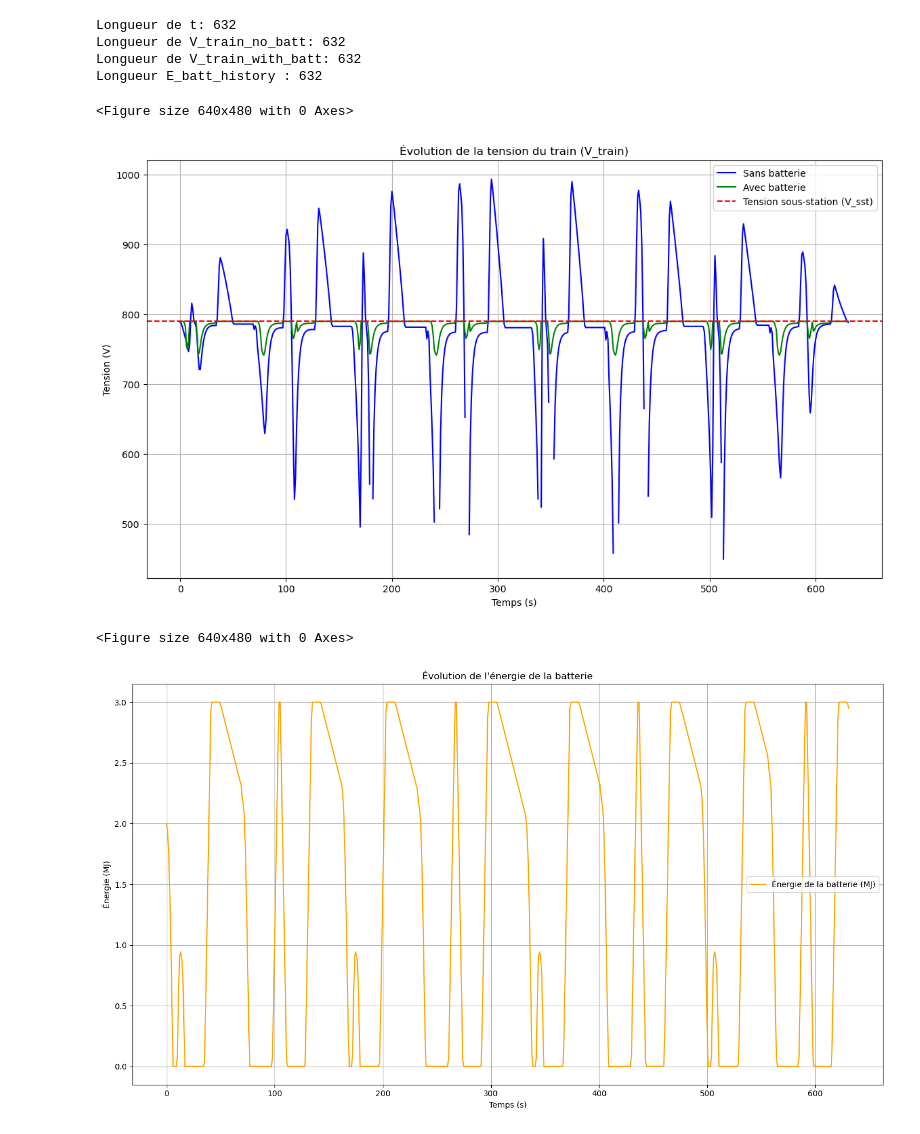
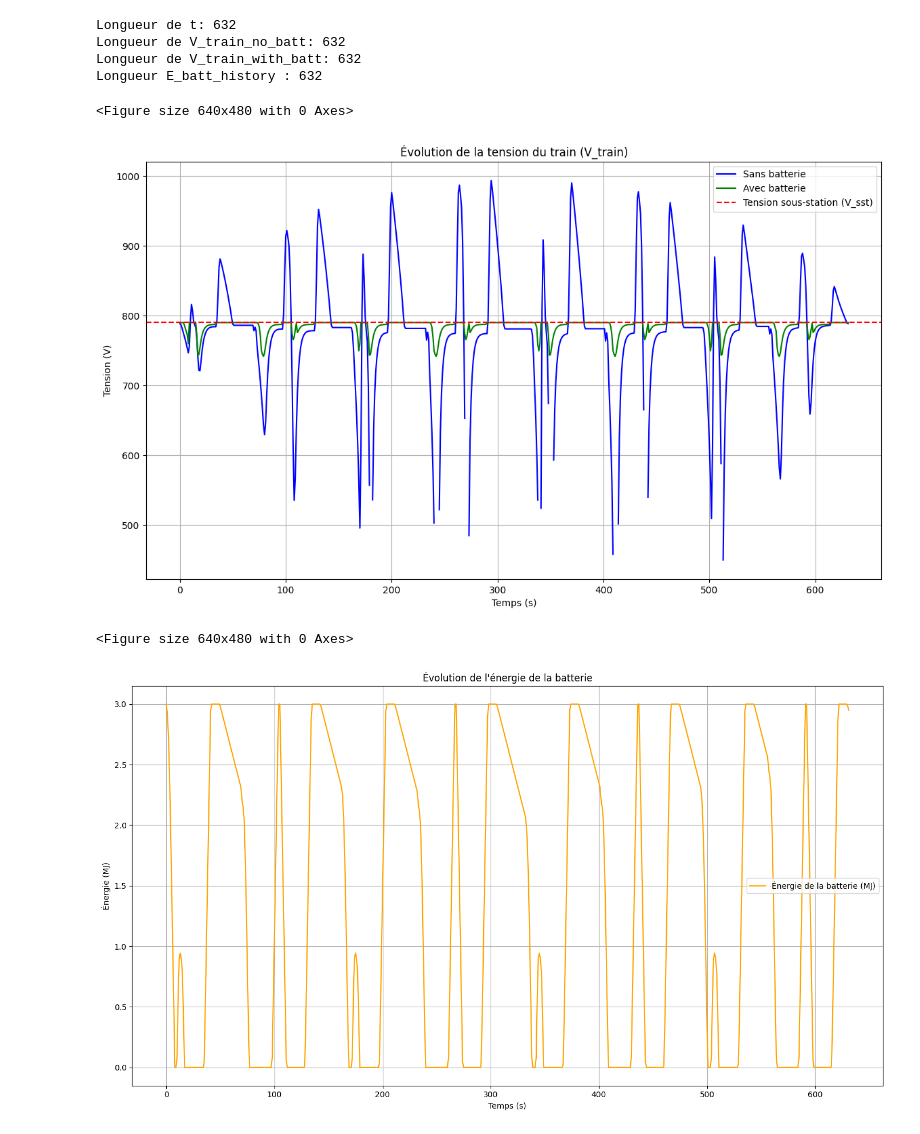
Before and after one commit to Yasserbhb/PROJET_OPT, a Jupyter notebook: Part1.ipynb, the cells around one changed output. Cells and saved outputs as stored; diff of their text form; code cells hidden in the pictures.

```diff
--- a/Part1.ipynb
+++ b/Part1.ipynb
@@ -852,7 +852,7 @@ E_batt_max = C_batt  # Énergie initiale de la batterie (joules)
 P_batt_max = 500e3  # Puissance maximale de charge/décharge (W) que la batterie puisse fournir
 P_batt = []
 V_train_with_batt = []
-E_batt_history = [E_batt]
+E_batt_history = [E_batt_max]
 P_LAC = []  # Initialisation de P_LAC comme une liste vide
 P_rheostat = []  # Initialisation de P_rheostat comme une liste vide
 
@@ -915,33 +915,33 @@ assert len(t) == len(V_train_with_batt), f"Erreur : longueur de t ({len(t)}) et
 # Tensions
 plt.figure(7)
 plt.figure(figsize=(14, 8))
 plt.plot(t, V_train_no_batt, label="Sans batterie", color="blue")
 plt.plot(t, V_train_with_batt, label="Avec batterie", color="green")
 plt.axhline(V_sst, color="red", linestyle="--", label="Tension sous-station (V_sst)")
 plt.xlabel("Temps (s)")
 plt.ylabel("Tension (V)")
 plt.title("Évolution de la tension du train (V_train)")
 plt.legend()
 plt.grid()
 
 # Énergie de la batterie
 plt.figure(6)
 plt.figure(figsize=(14, 8))
 plt.plot(t, np.array(E_batt_history) / 1e6, label="Énergie de la batterie (MJ)", color="orange")
 plt.xlabel("Temps (s)")
 plt.ylabel("Énergie (MJ)")
 plt.title("Évolution de l'énergie de la batterie")
 plt.legend()
 plt.grid()
 
 plt.tight_layout()
 plt.show()
 # %% [output]
 Longueur de t: 632
 Longueur de V_train_no_batt: 632
 Longueur de V_train_with_batt: 632
 Longueur E_batt_history : 632
 <Figure size 640x480 with 0 Axes>
-[figure, old version]
+[figure, new version]
 <Figure size 640x480 with 0 Axes>
-[figure, old version]
+[figure, new version]
```
Also changed, not shown: parts of 1 cell of this notebook, 1 other file.
